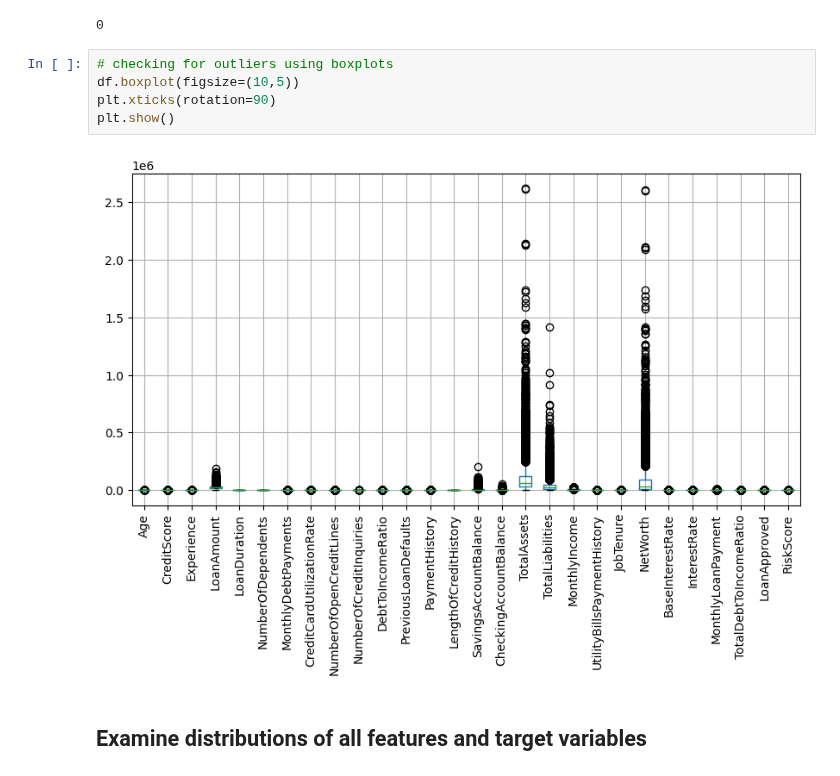
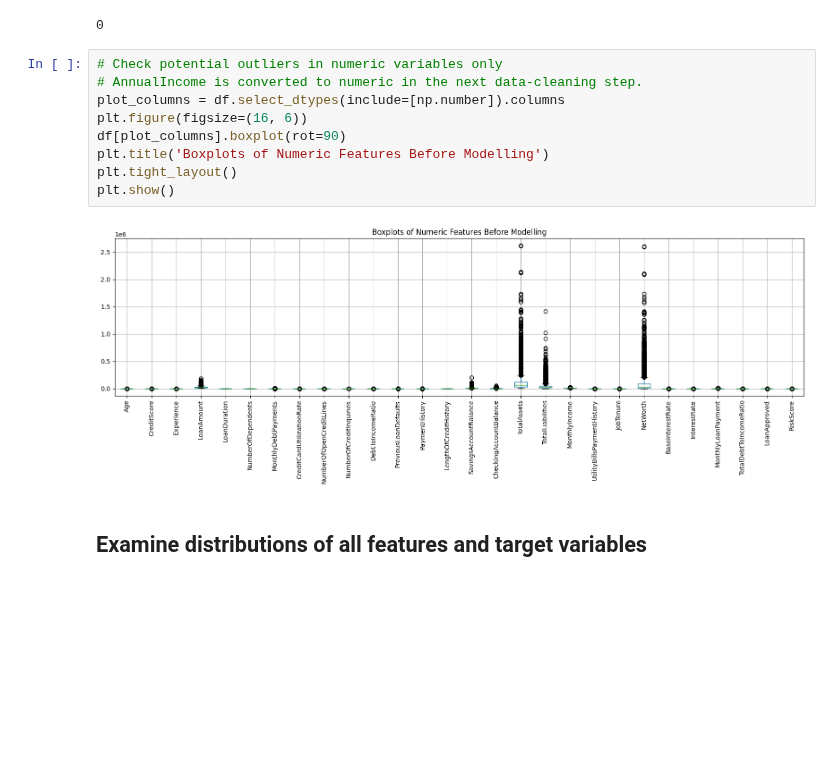
Before and after one commit to AlvinEchoka/Loan-Approval, a Jupyter notebook: financial_loan_risk.ipynb, the cells around one changed output. Cells and saved outputs as stored; diff of their text form; blank space fills up the shorter version.

```diff
--- a/financial_loan_risk.ipynb
+++ b/financial_loan_risk.ipynb
@@ -182,13 +194,17 @@ dtype: int64
 df.duplicated().sum()
 # %% [output]
 0
-# %%
-# checking for outliers using boxplots
-df.boxplot(figsize=(10,5))
-plt.xticks(rotation=90)
-plt.show()
-# %% [output]
-[figure, removed]
+# %%
+# Check potential outliers in numeric variables only
+# AnnualIncome is converted to numeric in the next data-cleaning step.
+plot_columns = df.select_dtypes(include=[np.number]).columns
+plt.figure(figsize=(16, 6))
+df[plot_columns].boxplot(rot=90)
+plt.title('Boxplots of Numeric Features Before Modelling')
+plt.tight_layout()
+plt.show()
+# %% [output]
+[figure, added]
 # %% [markdown]
 ## Examine distributions of all features and target variables
 # %%
```
Also changed, not shown: parts of 81 cells of this notebook.
